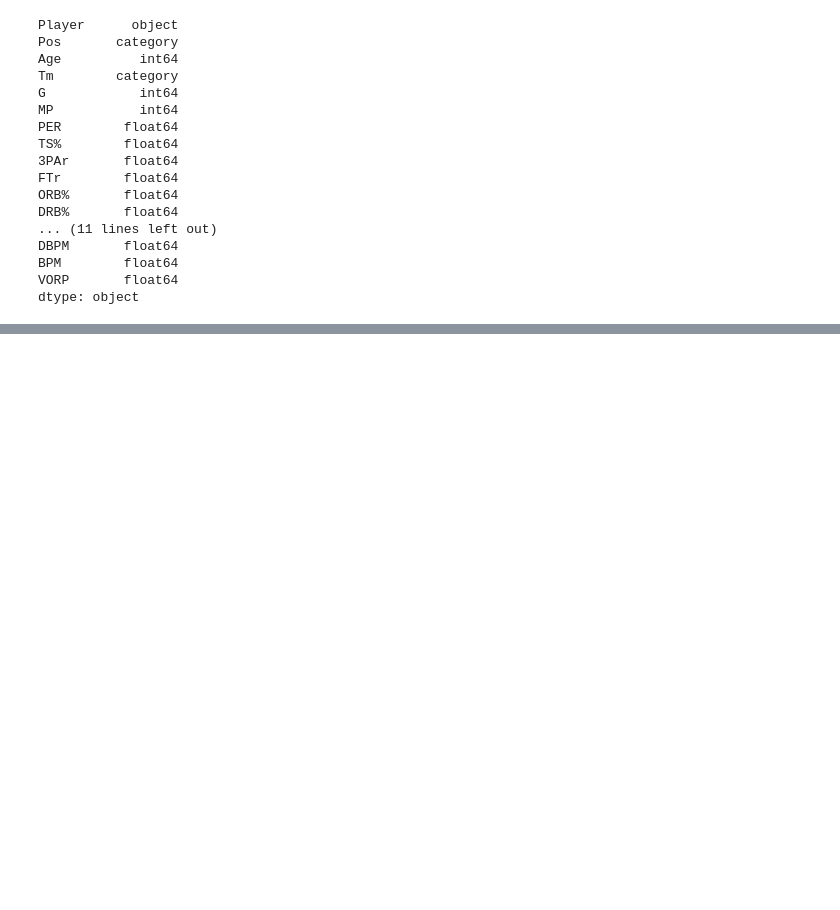
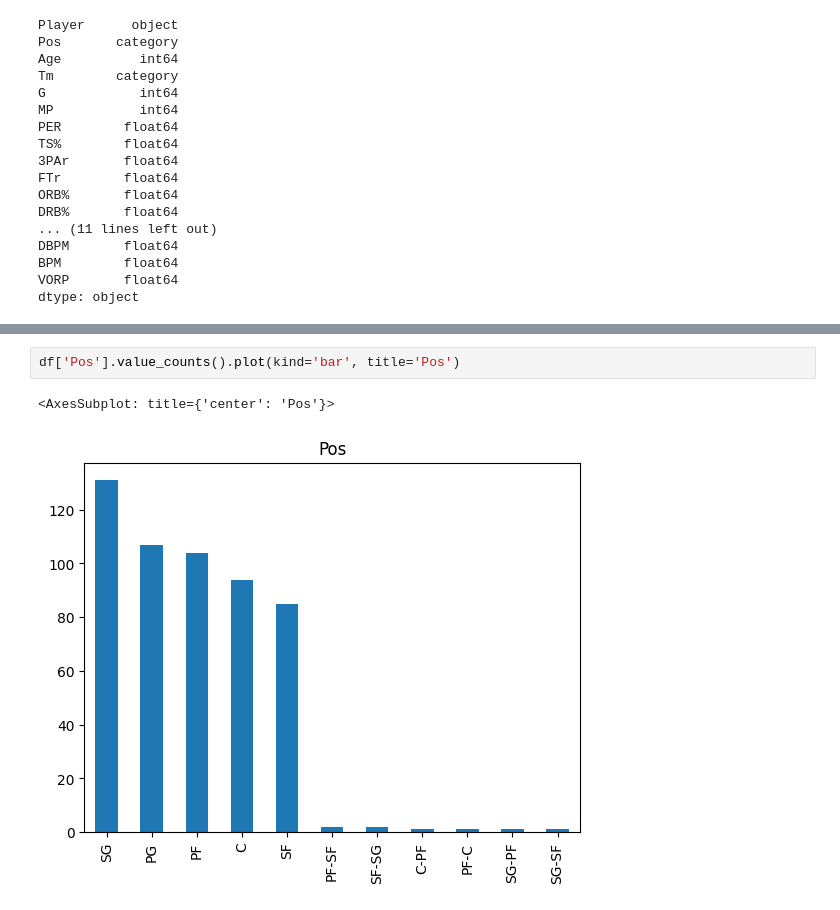
Before and after one commit to zhus-dika/predicting_models_NBA_games, a Jupyter notebook: notebooks/eda_nba_2019.ipynb, the cells around one changed output, grey strips where cells are left out. Saved outputs shown, nothing was run; the diff lists cells and outputs as text; blank space fills up the shorter version.

```diff
--- a/notebooks/eda_nba_2019.ipynb
+++ b/notebooks/eda_nba_2019.ipynb
@@ -58,0 +79,5 @@ dtype: object
+# %%
+df['Pos'].value_counts().plot(kind='bar', title='Pos')
+# %% [output]
+<AxesSubplot: title={'center': 'Pos'}>
+[figure, added]
```
Also changed, not shown: parts of 1 cell of this notebook.
